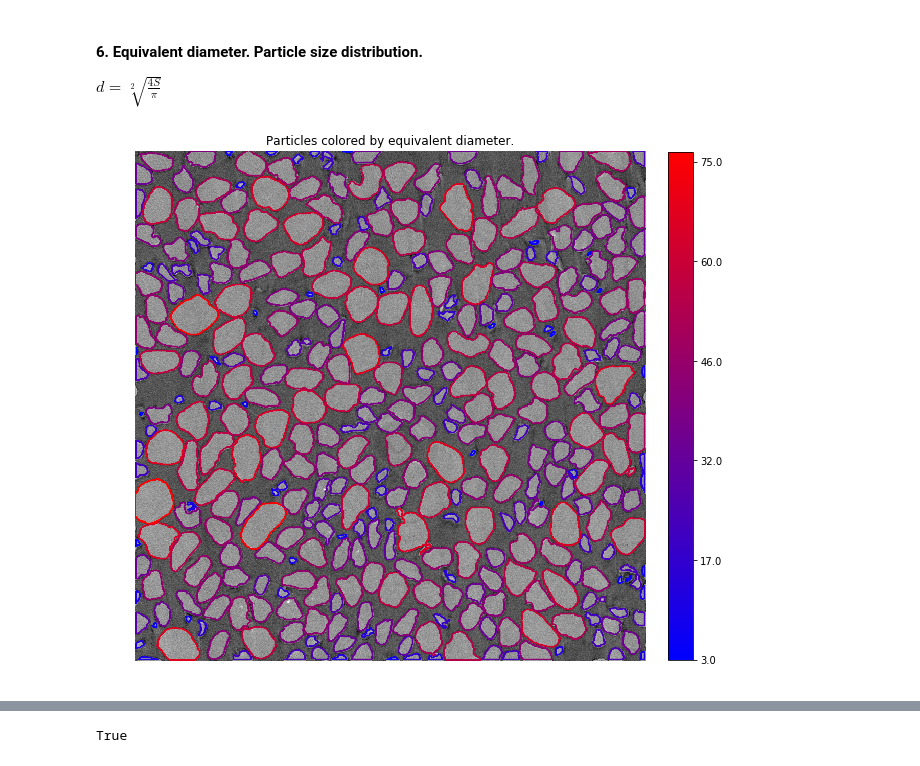
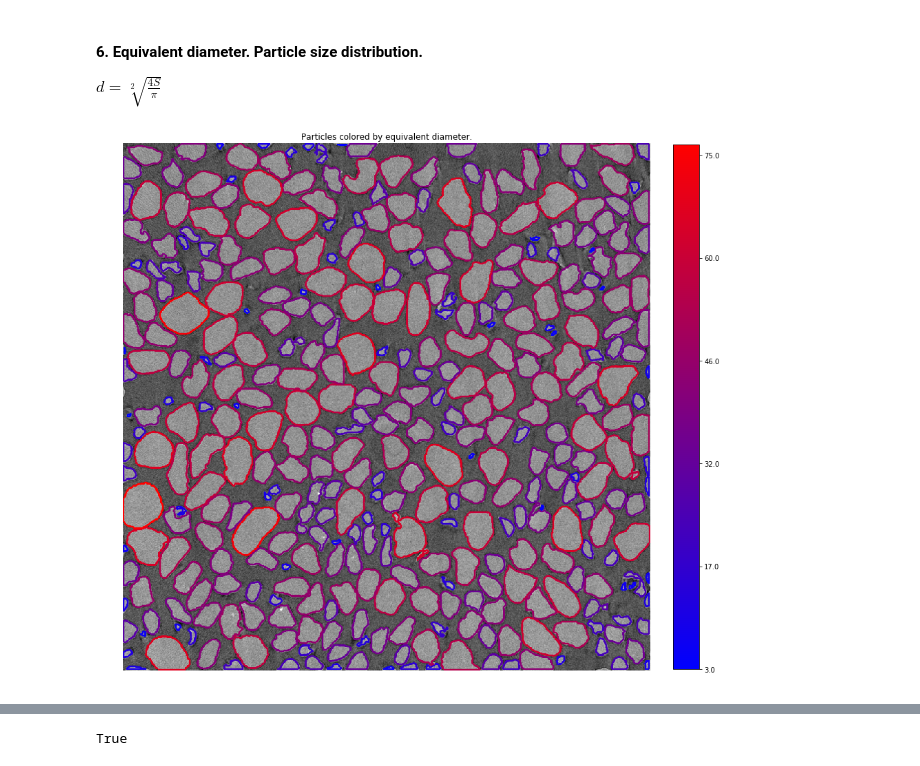
Before and after one commit to alelyya/slb, a Jupyter notebook: v1/v1.ipynb, the cells around one changed output, grey strips where cells are left out. Saved outputs shown, nothing was run; the diff lists cells and outputs as text; code cells hidden in the pictures.

```diff
--- a/v1/v1.ipynb
+++ b/v1/v1.ipynb
@@ -127,12 +127,12 @@ for c, d in zip(contours, equivalent_diameters):
     color = (int(255*(d-min_)/(max_-min_)), 0, int(255-255*(d-min_)/(max_-min_)))
     cv.drawContours(contours_colored, [c], -1, color, thickness=2, lineType=cv.LINE_AA)
 # %%
-colormap = colors.LinearSegmentedColormap.from_list("BuRd", [(0,0,1), (1,0,0)], 255)
-show(contours_colored, 'Particles colored by equivalent diameter.', (10,10), colormap)
+colormap = colors.LinearSegmentedColormap.from_list("BuRd", [(0,0,1), (1,0,0)], 256)
+show(contours_colored, 'Particles colored by equivalent diameter.', (15,15), colormap)
 
 cbar = plt.colorbar(fraction=0.0455, pad=0.04)
 interp = lambda x: (int(x)*(max_-min_)+255*min_)//255
 _ = cbar.ax.set_yticklabels([interp(l.get_text()) for l in cbar.ax.get_yticklabels()])
-plt.savefig('./results/contours_colored.png', dpi=200)
+plt.savefig('./results/contours_colored.png', dpi=100)
 # %% [output]
-[figure, old version]
+[figure, new version]
```
Also changed, not shown: parts of 4 cells of this notebook, 2 other files.
